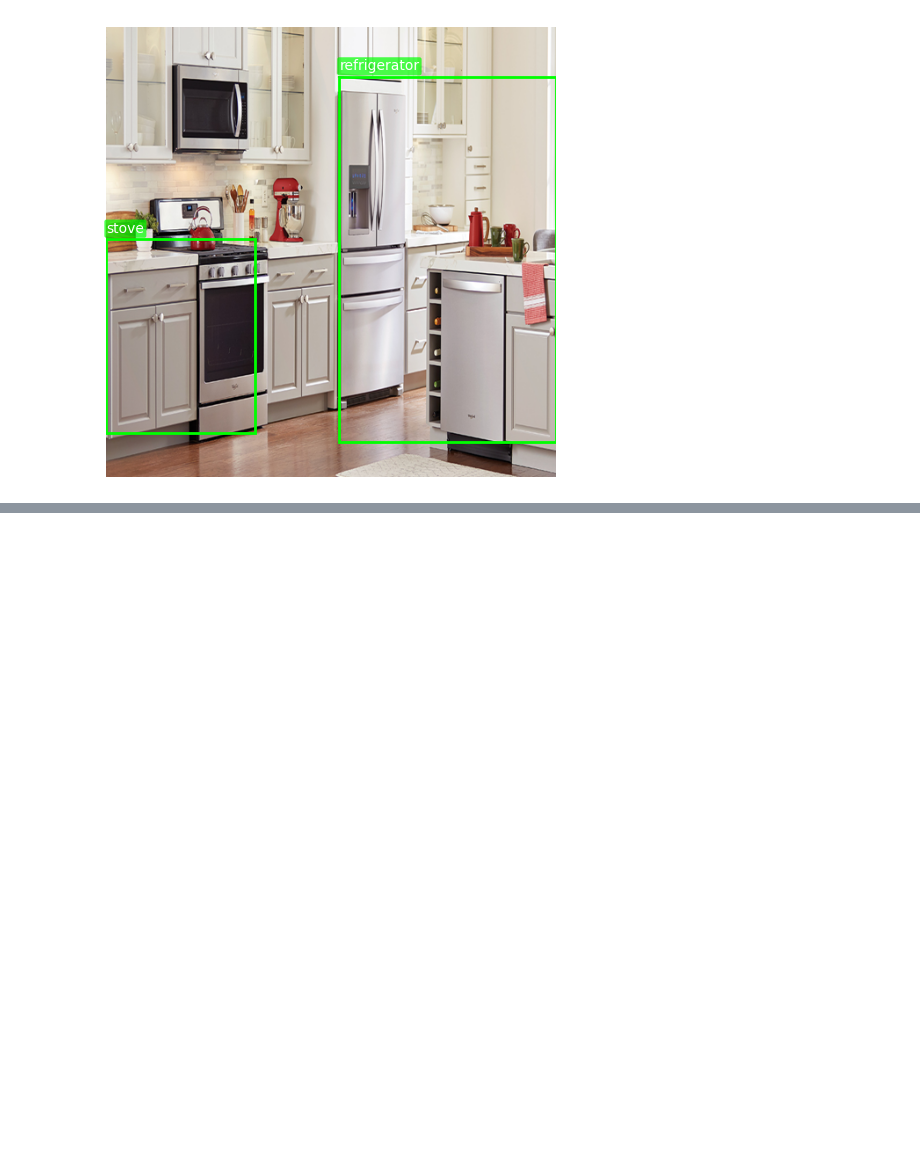
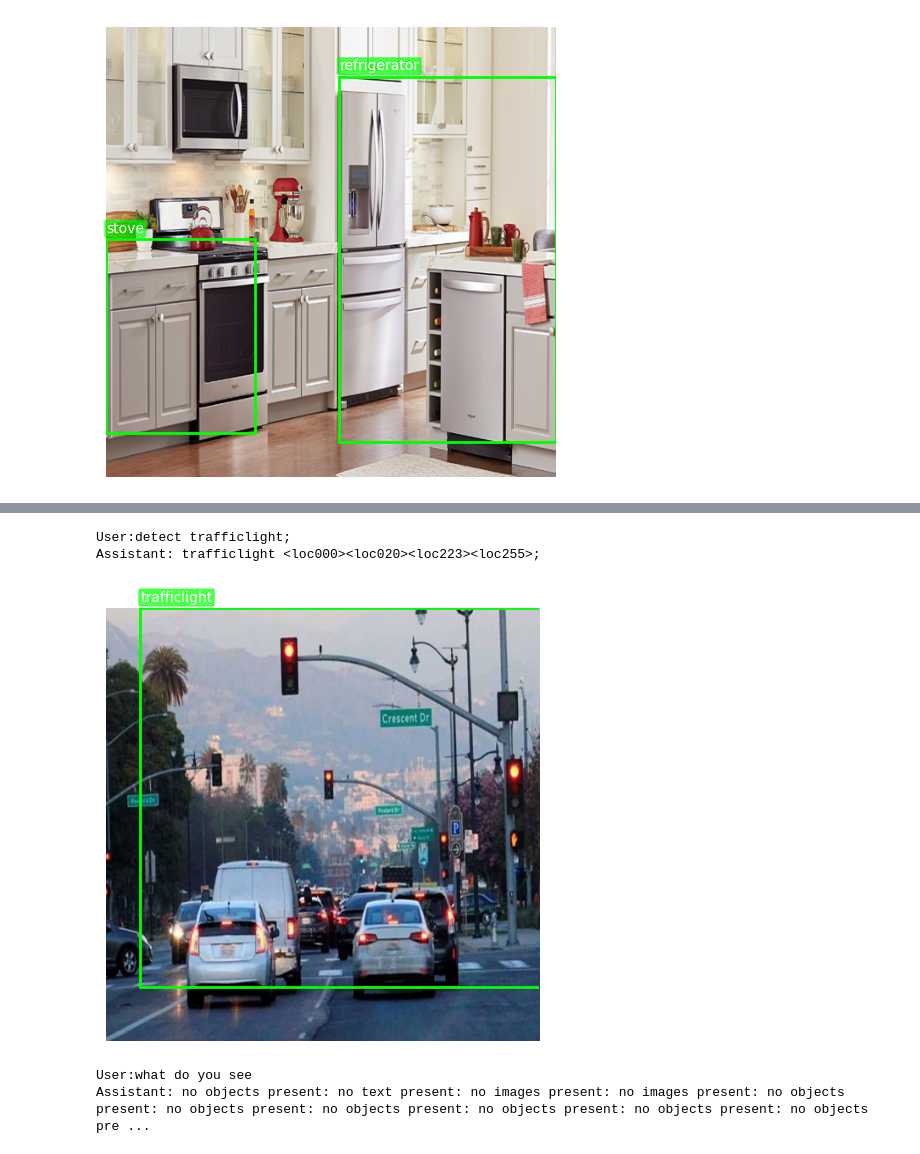
Before and after one commit to shreydan/VLM-OD, a Jupyter notebook: eval2.ipynb, the cells around one changed output, grey strips where cells are left out. Saved outputs shown, nothing was run; the diff lists cells and outputs as text; code cells hidden in the pictures; blank space fills up the shorter version.

```diff
--- a/eval2.ipynb
+++ b/eval2.ipynb
@@ -161,0 +181,6 @@ stove <loc120><loc000><loc230><loc084>;
+# %%
+predict('detect trafficlight;','examples/street.png')
+# %% [output]
+User:detect trafficlight;
+Assistant: trafficlight <loc000><loc020><loc223><loc255>;
+[figure, added]
@@ -161,0 +216,5 @@ stove <loc120><loc000><loc230><loc084>;
+# %%
+normal_vlm('what do you see', Image.open('examples/pets.jpg').convert('RGB'))
+# %% [output]
+User:what do you see
+Assistant: no objects present: no text present: no images present: no images present: no objects present: no objects present: no objects present: no objects present: no objects present: no objects pre ...
```
Also changed, not shown: parts of 4 cells of this notebook, 4 other files.
